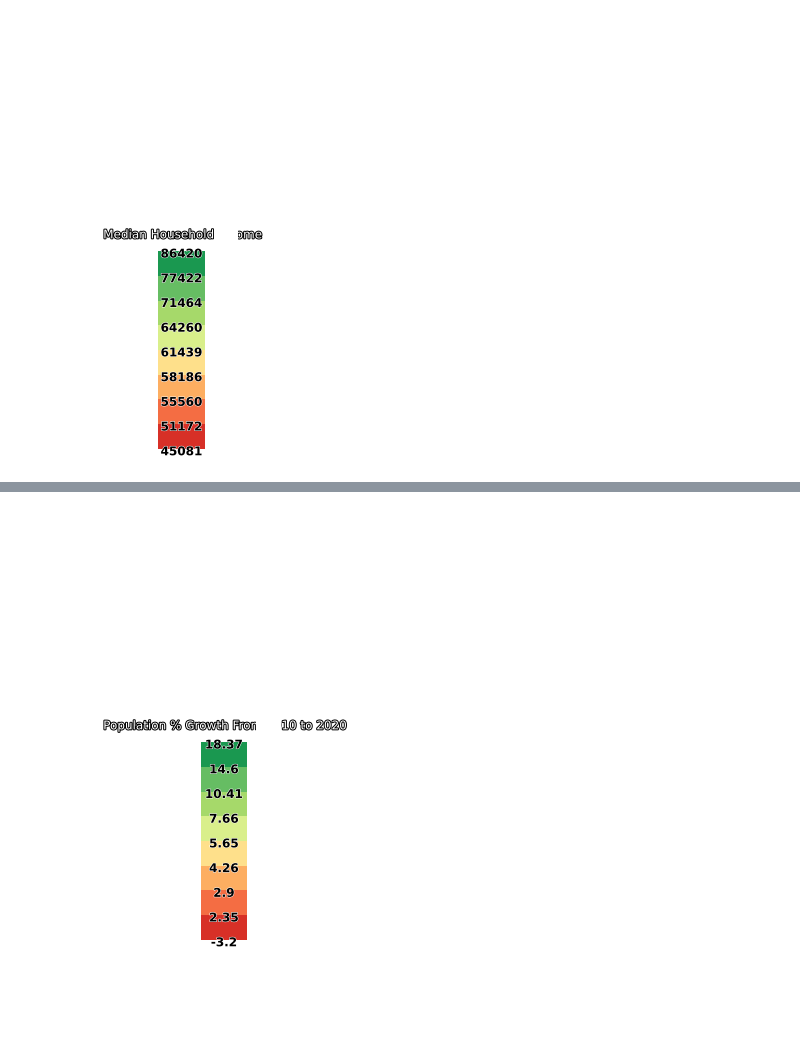
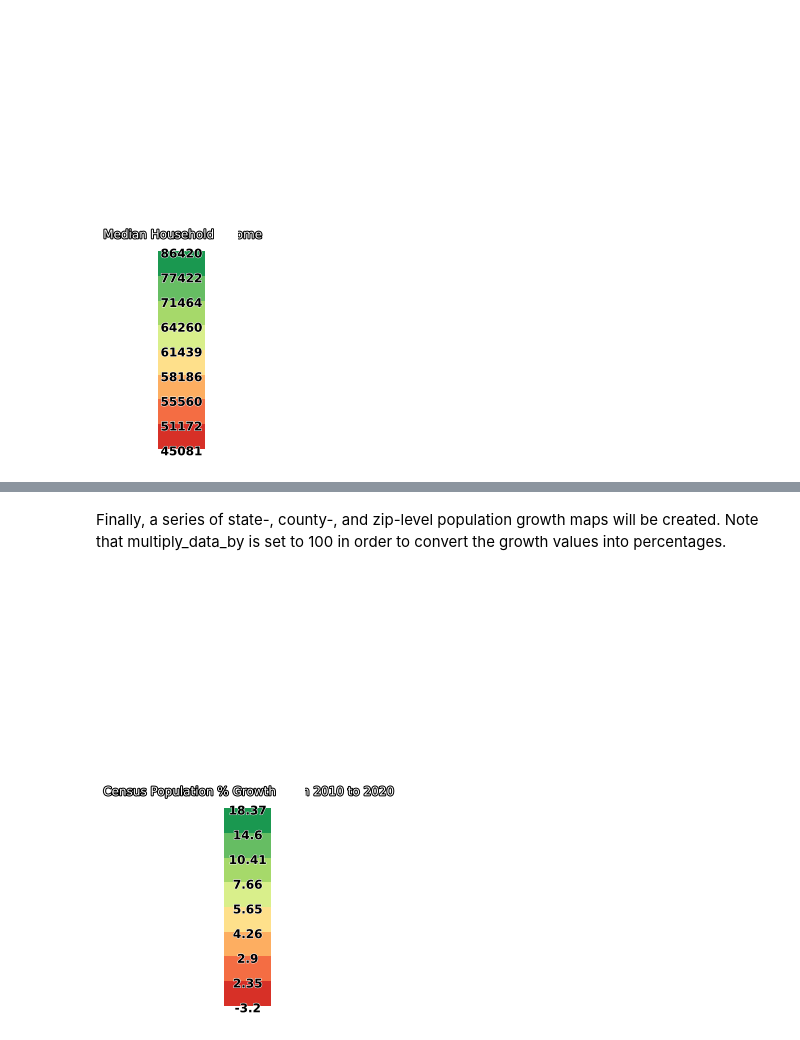
Before and after one commit to kburchfiel/census_folium_tutorial, a Jupyter notebook: census_folium_tutorial_v6.ipynb, the cells around one changed output, grey strips where cells are left out. Saved outputs shown, nothing was run; the diff lists cells and outputs as text; code cells hidden in the pictures; blank space fills up the shorter version.

Commit message:
Created new population growth maps

```diff
--- a/census_folium_tutorial_v6.ipynb
+++ b/census_folium_tutorial_v6.ipynb
@@ -211,7 +227,8 @@ Finally, I'll create state-level maps of median household income and married-cou
 state_and_census_table = census_folium_viewer.prepare_state_table(
     shapefile_path = r'C:\Users\kburc\Downloads\tl_2020_us_state\tl_2020_us_state.shp',
     shape_feature_name = 'NAME', tolerance = 0.005, data_path =
-    'acs5_2019_state_results.csv', data_feature_name = 'NAME')
+    'acs5_2019_state_results.csv', data_feature_name = 'NAME',
+    dropna_geometry = True)
 print("Exporting data:")
 state_and_census_table.to_file('state_and_census_table.geojson',
 driver = 'GeoJSON')
@@ -326,0 +301,11 @@ census_state_population_growth_table.head()
+# %%
+df_acs5_state_pop_growth = pd.read_csv('acs5_state_pop_2010_to_2020.csv')
+for column in df_acs5_state_pop_growth.columns[2:]:
+    df_acs5_state_pop_growth.rename(columns = {column:"acs5_"+column}, inplace = True)
+df_acs5_state_pop_growth.drop('state', axis = 1, inplace = True)
+df_acs5_state_pop_growth.head()
+
+# Note that the 2010_to_2020 population change values differ between
+# the Census dataset and the American Community Survey (5-year estimates)
+# dataset. This may be due to the fact that value in
+# the latter represent 5-year averages rather than specific points in time.
@@ -326,0 +319,9 @@ census_state_population_growth_table.head()
+# %%
+df_acs1_state_pop_growth = pd.read_csv('acs1_state_pop_2010_to_2019.csv')
+# This data represents 1-year estimates, making it possible to examine
+# estimated population changes within a 1-year timeframe.
+for column in df_acs1_state_pop_growth.columns[2:]:
+    df_acs1_state_pop_growth.rename(columns = {column:"acs1_"+column},
+    inplace = True)
+df_acs1_state_pop_growth.drop('state', axis = 1, inplace = True)
+df_acs1_state_pop_growth.head()
@@ -326,0 +338,10 @@ census_state_population_growth_table.head()
+# %%
+state_and_census_table = state_and_census_table.merge(
+    df_census_state_pop_growth, on = 'NAME', how = 'outer')
+state_and_census_table = state_and_census_table.merge(df_acs5_state_pop_growth,
+on = 'NAME', how = 'outer')
+state_and_census_table = state_and_census_table.merge(df_acs1_state_pop_growth,
+on = 'NAME', how = 'outer')
+state_and_census_table.to_file('state_and_census_table.geojson',
+driver = 'GeoJSON')
+state_and_census_table
@@ -327,15 +510,20 @@ census_state_population_growth_table.head()
+# %% [markdown]
+Finally, a series of state-, county-, and zip-level population growth
+maps will be created. Note that multiply_data_by is set to 100 in order
+to convert the growth values into percentages.
 # %%
 census_2010_2020_state_population_growth = census_folium_viewer.generate_map(
-    merged_data_table = census_state_population_growth_table.query("state != 72"), shape_feature_name = 'NAME',
-    data_variable = '2010_to_2020_chg', feature_text = 'State',
-    data_variable_text = 'Population % Growth From 2010 to 2020',
+    merged_data_table = state_and_census_table.query("state != 72"),
+    shape_feature_name = 'NAME',
+    data_variable = 'census_2010_to_2020_chg', feature_text = 'State',
+    data_variable_text = 'Census Population % Growth From 2010 to 2020',
     map_name = 'census_2010_2020_state_pop_growth',
     variable_decimals = 2,
     html_save_path = r'C:\Users\kburc\D1V1\Documents\!Dell64docs\Programming\py\kjb3_programs\census_folium_tutorial',
     screenshot_save_path = 'census_folium_map_screenshots',
     popup_variable_text = 'Growth', fill_color = 'RdYlGn',
     rows_to_map = 0, bin_count = 8,
     bin_type = 'percentiles', multiply_data_by = 100, vertical_legend = True,
     generate_image = True)
 # %% [output]
-[figure, old version]
+[figure, new version]
```
Also changed, not shown: parts of 44 cells of this notebook, 52 other files.
